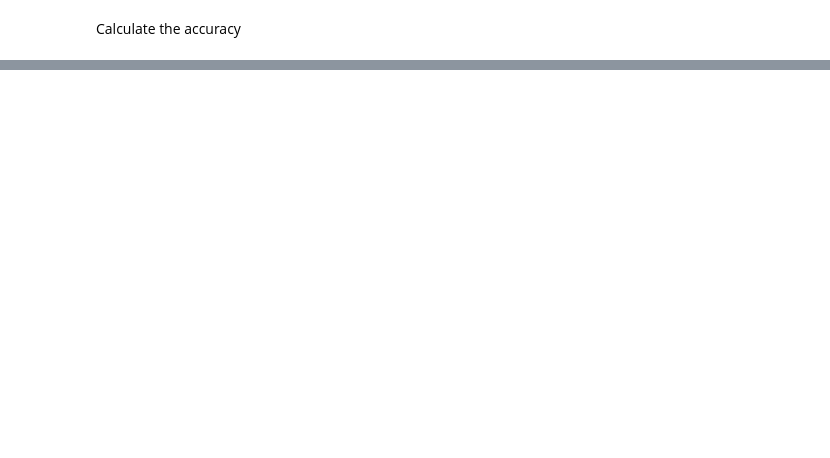
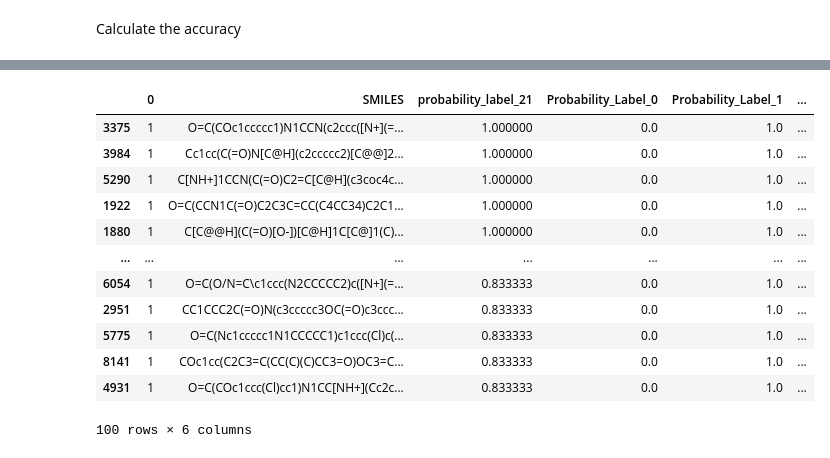
Before and after one commit to Jetteb/advanced-programming-group-7, a Jupyter notebook: group assignment 15-06.ipynb, the cells around one changed output, grey strips where cells are left out. Saved outputs shown, nothing was run; the diff lists cells and outputs as text; code cells hidden in the pictures; blank space fills up the shorter version.

```diff
--- a/group assignment 15-06.ipynb
+++ b/group assignment 15-06.ipynb
@@ -423,0 +524,17 @@ df_pred_untested
+# %%
+df_pred_untested_sorted = df_pred_untested.sort_values('sum_probability_label_1', ascending=False)
+df_pred_untested_sorted.head(100)
+# %% [output]
+|  | 0 | SMILES | probability_label_21 | Probability_Label_0 | Probability_Label_1 | ... |
+| 3375 | 1 | O=C(COc1ccccc1)N1CCN(c2ccc([N+](=... | 1.000000 | 0.0 | 1.0 | ... |
+| 3984 | 1 | Cc1cc(C(=O)N[C@H](c2ccccc2)[C@@]2... | 1.000000 | 0.0 | 1.0 | ... |
+| 5290 | 1 | C[NH+]1CCN(C(=O)C2=C[C@H](c3coc4c... | 1.000000 | 0.0 | 1.0 | ... |
+| 1922 | 1 | O=C(CCN1C(=O)C2C3C=CC(C4CC34)C2C1... | 1.000000 | 0.0 | 1.0 | ... |
+| 1880 | 1 | C[C@@H](C(=O)[O-])[C@H]1C[C@]1(C)... | 1.000000 | 0.0 | 1.0 | ... |
+| ... | ... | ... | ... | ... | ... | ... |
+| 6054 | 1 | O=C(O/N=C\c1ccc(N2CCCCC2)c([N+](=... | 0.833333 | 0.0 | 1.0 | ... |
+| 2951 | 1 | CC1CCC2C(=O)N(c3ccccc3OC(=O)c3ccc... | 0.833333 | 0.0 | 1.0 | ... |
+| 5775 | 1 | O=C(Nc1ccccc1N1CCCCC1)c1ccc(Cl)c(... | 0.833333 | 0.0 | 1.0 | ... |
+| 8141 | 1 | COc1cc(C2C3=C(CC(C)(C)CC3=O)OC3=C... | 0.833333 | 0.0 | 1.0 | ... |
+| 4931 | 1 | O=C(COc1ccc(Cl)cc1)N1CC[NH+](Cc2c... | 0.833333 | 0.0 | 1.0 | ... |
+100 rows × 6 columns
```
Also changed, not shown: parts of 11 cells of this notebook.
